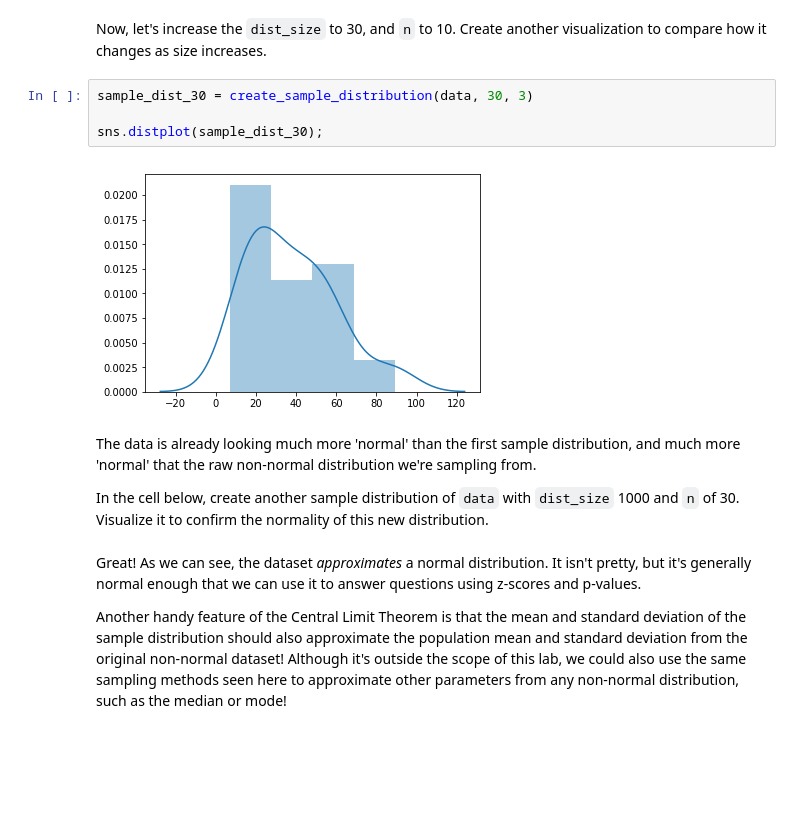
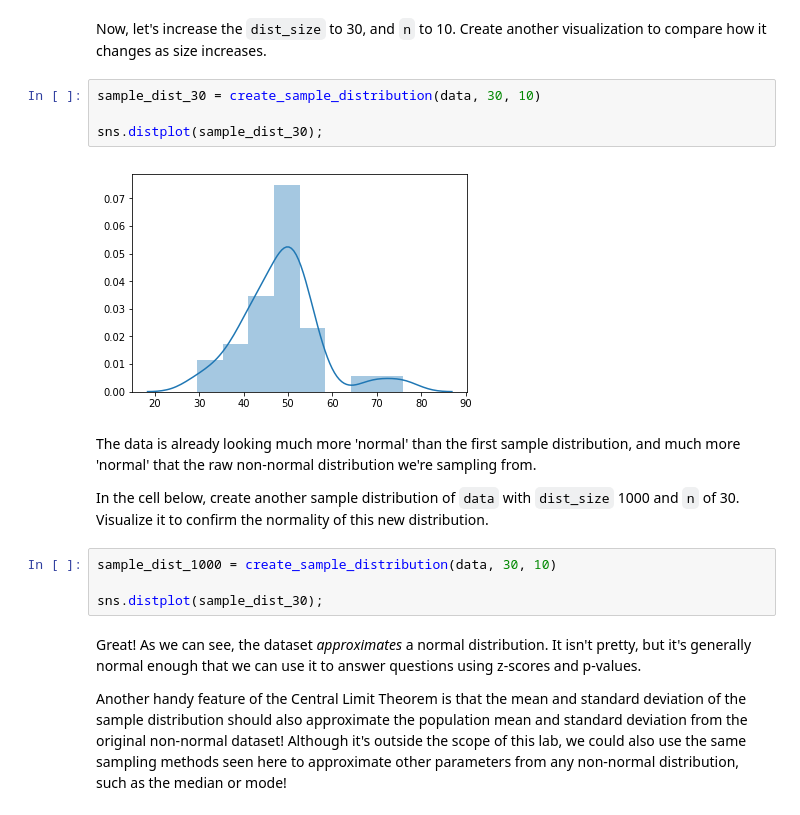
Before and after one commit to fleralle/dsc-central-limit-theorem-lab-houston-ds-042219, a Jupyter notebook: index.ipynb, the cells around one changed output. Cells and saved outputs as stored; diff of their text form; blank space fills up the shorter version.

```diff
--- a/index.ipynb
+++ b/index.ipynb
@@ -125,15 +125,19 @@ sns.distplot(sample_dist_10);
 # %% [markdown]
 Now, let's increase the `dist_size` to 30, and `n` to 10.  Create another visualization to compare how it changes as size increases.
 # %%
-sample_dist_30 = create_sample_distribution(data, 30, 3)
+sample_dist_30 = create_sample_distribution(data, 30, 10)
 
 sns.distplot(sample_dist_30);
 # %% [output]
-[figure, old version]
+[figure, new version]
 # %% [markdown]
 The data is already looking much more 'normal' than the first sample distribution, and much more 'normal' that the raw non-normal distribution we're sampling from.
 
 In the cell below, create another sample distribution of `data` with `dist_size` 1000 and `n` of 30.  Visualize it to confirm the normality of this new distribution.
+# %%
+sample_dist_1000 = create_sample_distribution(data, 30, 10)
+
+sns.distplot(sample_dist_30);
 # %% [markdown]
 Great! As we can see, the dataset _approximates_ a normal distribution. It isn't pretty, but it's generally normal enough that we can use it to answer questions using z-scores and p-values.
 
```
